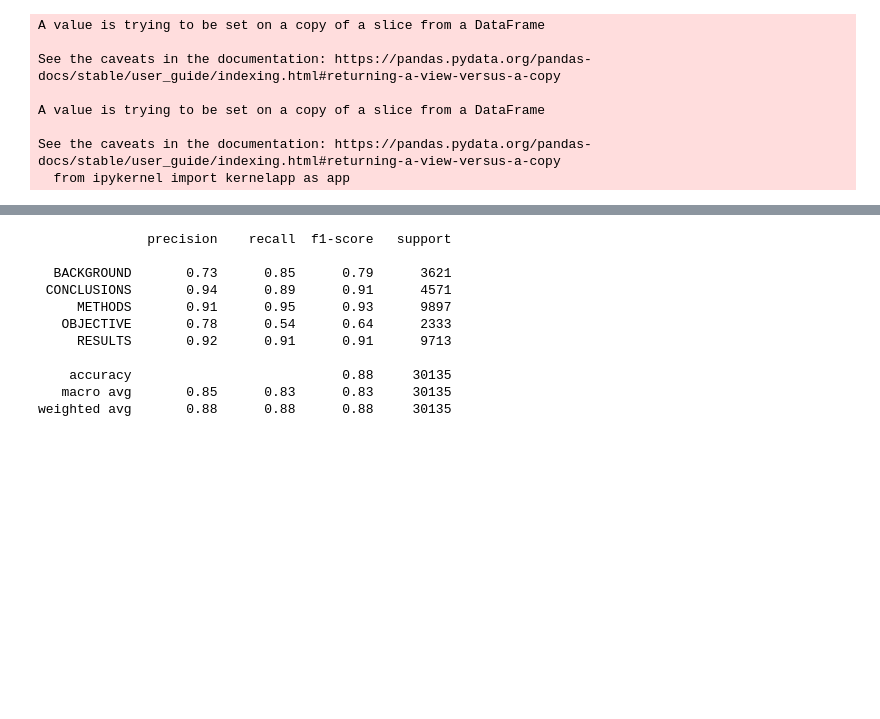
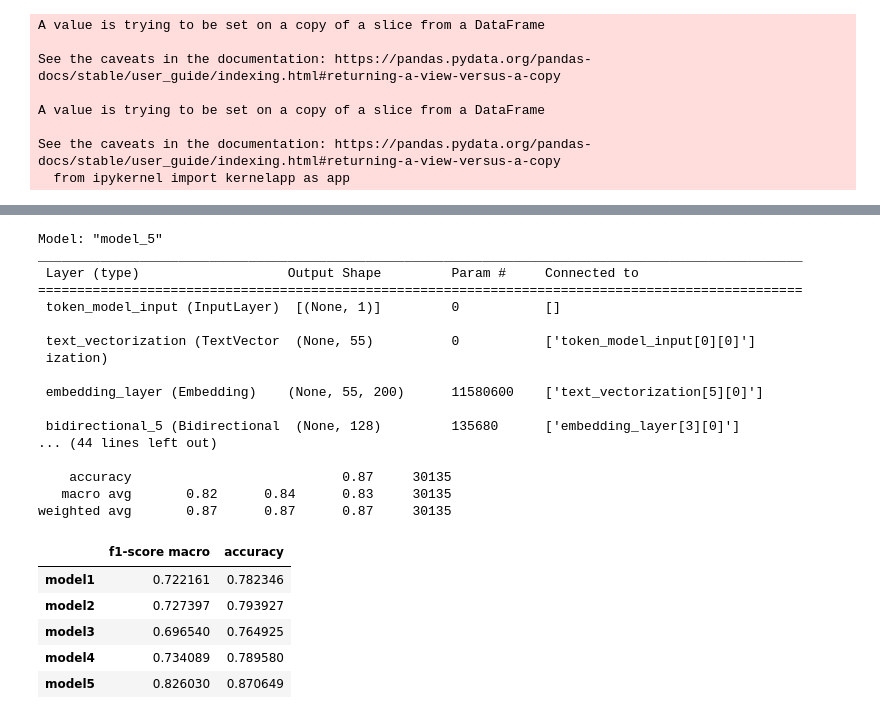
Before and after one commit to eddie8615/nlp_project, a Jupyter notebook: pubmed_nlp.ipynb, the cells around one changed output, grey strips where cells are left out. Cells and saved outputs as stored; diff of their text form; code cells hidden in the pictures; blank space fills up the shorter version.

```diff
--- a/pubmed_nlp.ipynb
+++ b/pubmed_nlp.ipynb
@@ -406,6 +440,12 @@ Epoch 5/5
 <keras.callbacks.History at 0x...>
 # %%
+model_3 = create_model3()
+combined_text_data = pd.concat([train_text_cleaned, devel_text_cleaned], axis=0)
+combined_labels_vec = np.concatenate([y_train_vec, y_devel_vec], axis=0)
+model_3.fit(combined_text_data, combined_labels_vec, class_weight=cw_dict, batch_size=256, epochs=5)
+
 y_pred_vec = model_3.predict(test_text_cleaned)
 y_pred = np.argmax(y_pred_vec, axis=1)
-evaluate(y_test, y_pred)
+model3_result = evaluate(y_test, y_pred)
+model_results.append(model3_result)
 # %% [output]
@@ -639,17 +697,28 @@ Epoch 5/5
 <keras.callbacks.History at 0x...>
 # %%
+model_5 = create_model5()
+combined_line_data = pd.concat([train_data[['line_number', 'total_lines']], dev_data[['line_number', 'total_lines']]], axis=0)
+model_5.fit([combined_line_data, combined_text_data], combined_labels_vec, class_weight=cw_dict, batch_size=256, epochs=5)
+
 y_pred_vec = model_5.predict([test_data[['line_number', 'total_lines']], test_text_cleaned])
 y_pred = np.argmax(y_pred_vec, axis=1)
-evaluate(y_test, y_pred)
+model5_result = evaluate(y_test, y_pred)
+model_results.append(model5_result)
 # %% [output]
-              precision    recall  f1-score   support
+Model: "model_5"
+__________________________________________________________________________________________________
+ Layer (type)                   Output Shape         Param #     Connected to
+==================================================================================================
+ token_model_input (InputLayer)  [(None, 1)]         0           []
 
-  BACKGROUND       0.73      0.85      0.79      3621
- CONCLUSIONS       0.94      0.89      0.91      4571
-     METHODS       0.91      0.95      0.93      9897
-   OBJECTIVE       0.78      0.54      0.64      2333
-     RESULTS       0.92      0.91      0.91      9713
+ text_vectorization (TextVector  (None, 55)          0           ['token_model_input[0][0]']
+ ization)
 
-    accuracy                           0.88     30135
-   macro avg       0.85      0.83      0.83     30135
-weighted avg       0.88      0.88      0.88     30135
+ embedding_layer (Embedding)    (None, 55, 200)      11580600    ['text_vectorization[5][0]']
+
+ bidirectional_5 (Bidirectional  (None, 128)         135680      ['embedding_layer[3][0]']
+... (44 lines left out)
+
+    accuracy                           0.87     30135
+   macro avg       0.82      0.84      0.83     30135
+weighted avg       0.87      0.87      0.87     30135
@@ -655,0 +728,10 @@ weighted avg       0.88      0.88      0.88     30135
+# %%
+results = pd.DataFrame(model_results).transpose()
+results
+# %% [output]
+|  | f1-score macro | accuracy |
+| model1 | 0.722161 | 0.782346 |
+| model2 | 0.727397 | 0.793927 |
+| model3 | 0.696540 | 0.764925 |
+| model4 | 0.734089 | 0.789580 |
+| model5 | 0.826030 | 0.870649 |
```
Also changed, not shown: parts of 31 cells of this notebook.
